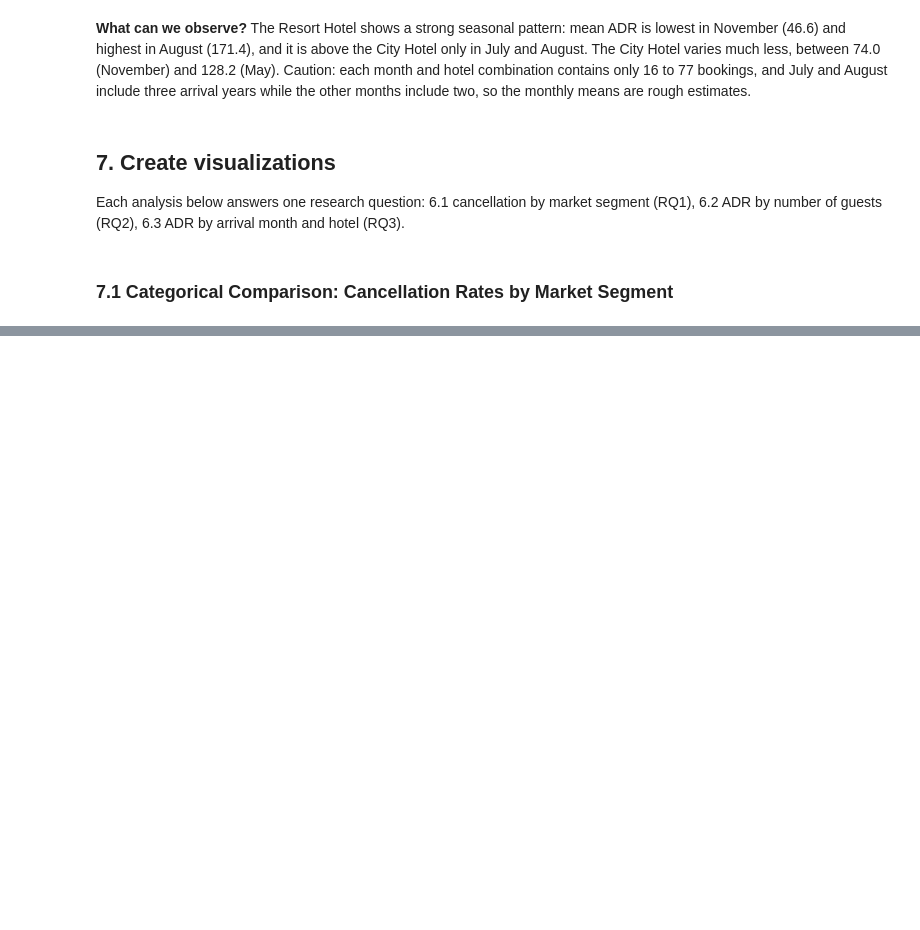
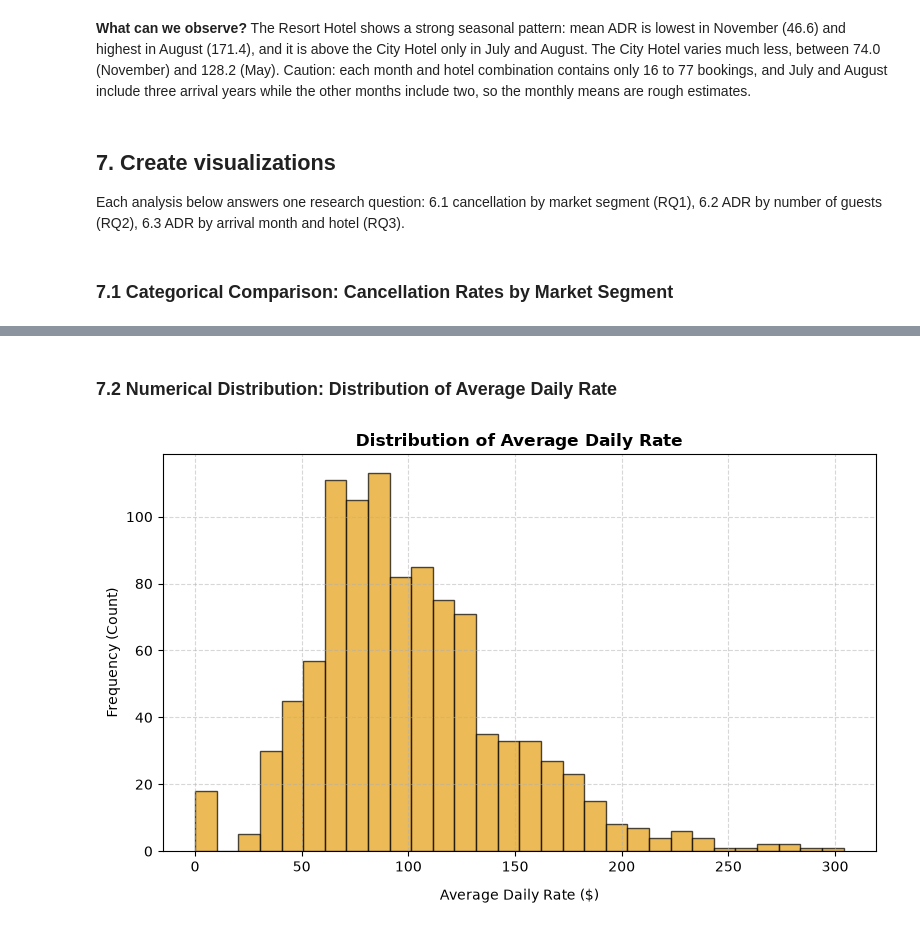
Before and after one commit to ElSnuso/Hotel-Booking-Data-Analysis, a Jupyter notebook: project.ipynb, the cells around one changed output, grey strips where cells are left out. Cells and saved outputs as stored; diff of their text form; code cells hidden in the pictures; blank space fills up the shorter version.

Commit message:
numerical distrubution

```diff
--- a/project.ipynb
+++ b/project.ipynb
@@ -470,0 +471,25 @@ plt.show()
+# %% [markdown]
+### 7.2 Numerical Distribution: Distribution of Average Daily Rate
+# %%
+plt.figure(figsize=(8, 5))
+adr_data = df['average_daily_rate'].dropna()
+n_adr = len(adr_data)
+
+plt.hist(
+    adr_data,
+    bins=30,
+    color="#E49D0E",
+    edgecolor='black',
+    alpha=0.7,
+    density=False,
+)
+
+plt.title(f'Distribution of Average Daily Rate', fontweight='bold')
+plt.xlabel('Average Daily Rate ($)', labelpad=10)
+plt.ylabel('Frequency (Count)')
+plt.grid(True, linestyle='--', alpha=0.5)
+
+plt.tight_layout()
+plt.show()
+# %% [output]
+[figure, added]
```
Also changed, not shown: parts of 1 cell of this notebook.
